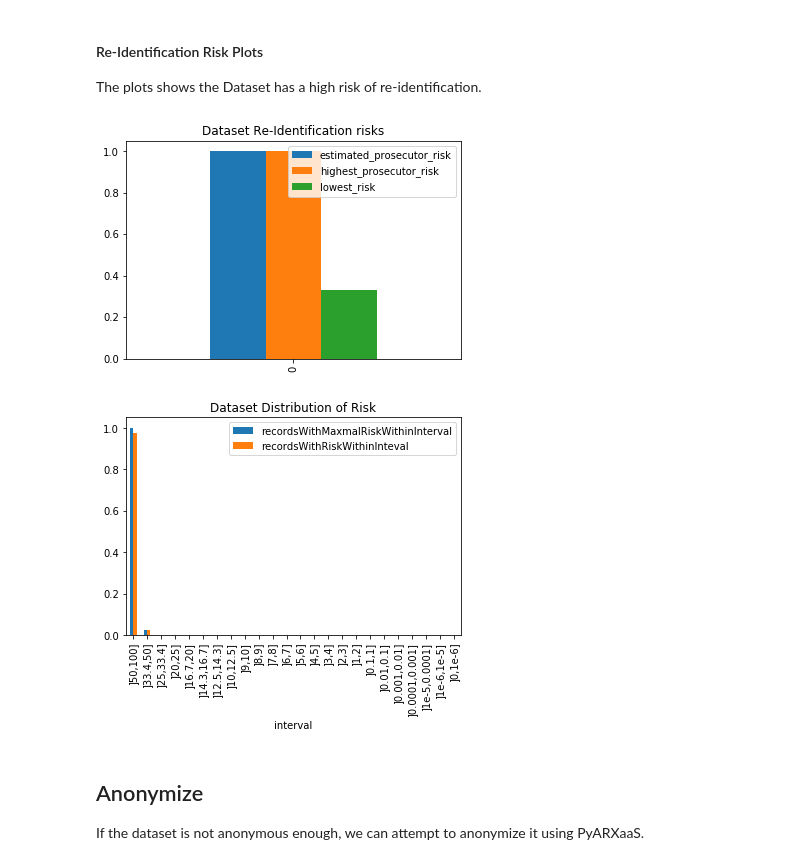
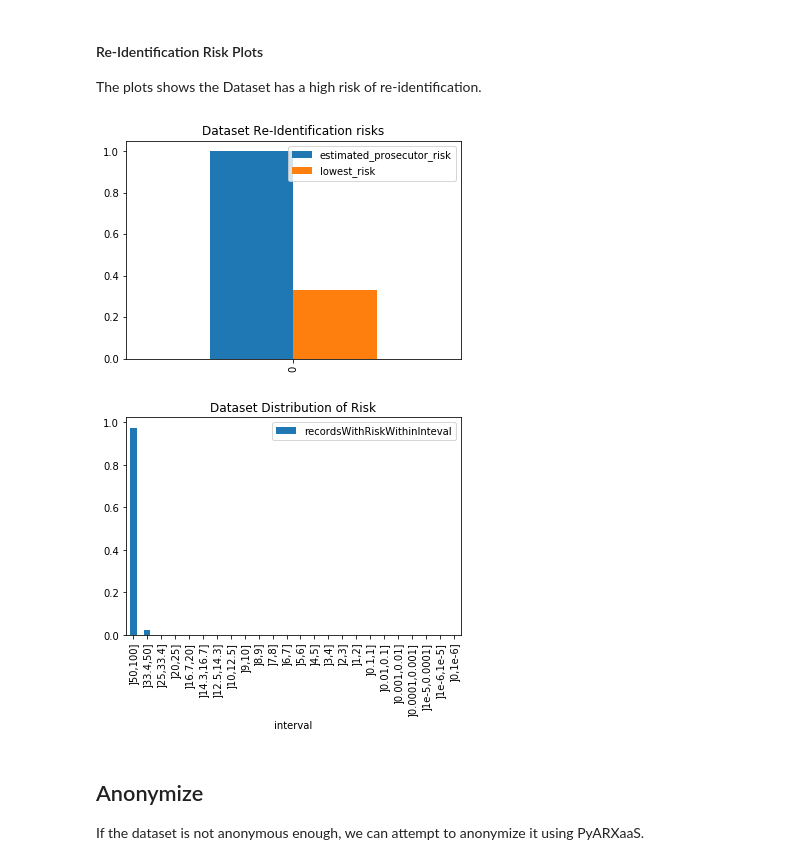
Before and after one commit to oslomet-arx-as-a-service/example-pyaaas-project, a Jupyter notebook: notebooks/data_pres/dummy-data-example-anonymization.ipynb, the cells around one changed output. Cells and saved outputs as stored; diff of their text form; code cells hidden in the pictures.

Commit message:
Update risk visualizations

```diff
--- a/notebooks/data_pres/dummy-data-example-anonymization.ipynb
+++ b/notebooks/data_pres/dummy-data-example-anonymization.ipynb
@@ -64,13 +64,13 @@ risk_profile = arxaas.risk_profile(dataset)
 The plots shows the Dataset has a high risk of re-identification.
 # %%
 dataset_re_risk = risk_profile.re_identification_risk_dataframe()
-dataset_re_risk[['estimated_prosecutor_risk', 'highest_prosecutor_risk', 'lowest_risk']].plot(kind="bar", title="Dataset Re-Identification risks");
+dataset_re_risk[['estimated_prosecutor_risk', 'lowest_risk']].plot(kind="bar", yticks=[0.0, 0.2, 0.4, 0.6, 0.8, 1.0], title="Dataset Re-Identification risks");
 
 dataset_dis_risk = risk_profile.distribution_of_risk_dataframe()
-dataset_dis_risk.plot(kind="bar", x="interval", title="Dataset Distribution of Risk");
+dataset_dis_risk.plot(kind="bar", x="interval",y="recordsWithRiskWithinInteval", title="Dataset Distribution of Risk");
 # %% [output]
-[figure, old version]
+[figure, new version]
-[figure, old version]
+[figure, new version]
 # %% [markdown]
 ## Anonymize
 If the dataset is not anonymous enough, we can attempt to anonymize it using PyARXaaS.
```
Also changed, not shown: parts of 3 cells of this notebook.
